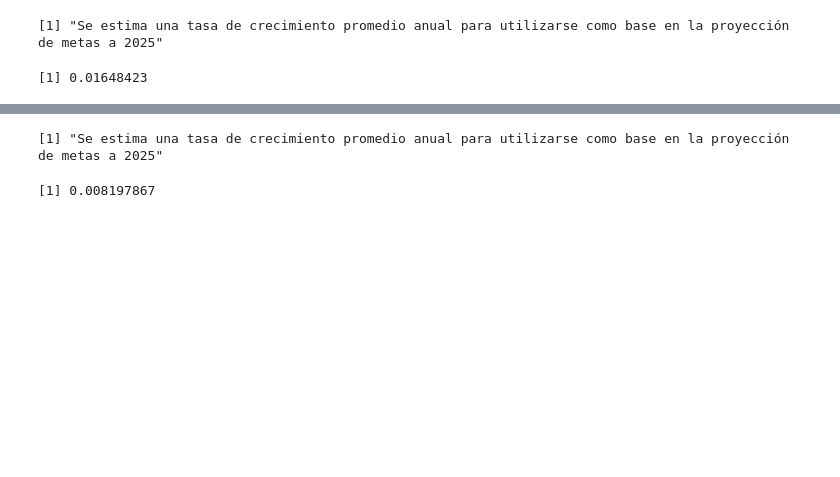
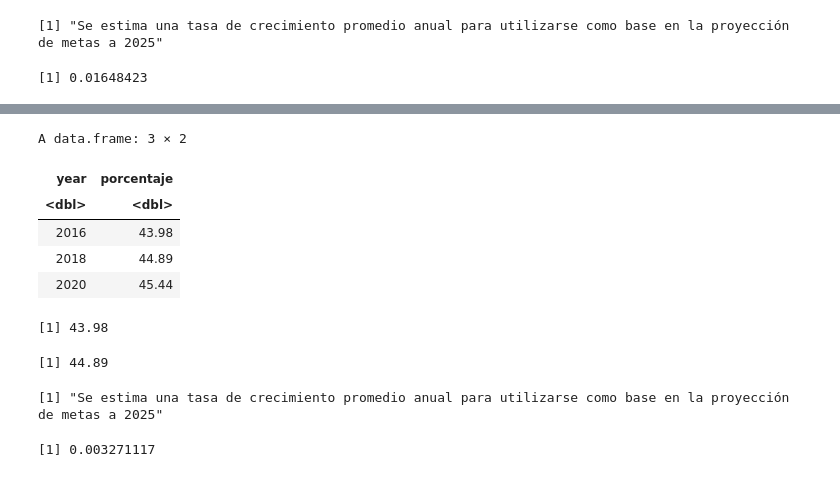
Before and after one commit to cpyp-ipdp/pgd_cdmx, a Jupyter notebook: indicadores/pueblos_indigenas/indicadores_pueblos_indigenas.ipynb, the cells around one changed output, grey strips where cells are left out. Saved outputs shown, nothing was run; the diff lists cells and outputs as text; code cells hidden in the pictures; blank space fills up the shorter version.

```diff
--- a/indicadores/pueblos_indigenas/indicadores_pueblos_indigenas.ipynb
+++ b/indicadores/pueblos_indigenas/indicadores_pueblos_indigenas.ipynb
@@ -963,25 +939,44 @@ A data.frame: 3 × 2
+# %%
+ocupadam <- data.frame(tabla_ocupacion_mujer$year, tabla_ocupacion_mujer$porcentaje) %>%
+  rename(year = tabla_ocupacion_mujer.year,
+         porcentaje = tabla_ocupacion_mujer.porcentaje) %>%
+  mutate(year = as.numeric(year))
+# Excluir el año 2022 para el cálculo de la tasa de crecimiento
+ocupadam_sin_2022 <- ocupadam %>% filter(year != 2022)
+ocupadam_sin_2022
+# %% [output]
+A data.frame: 3 × 2
+| year | porcentaje |
+| <dbl> | <dbl> |
+| 2016 | 43.98 |
+| 2018 | 44.89 |
+| 2020 | 45.44 |
+# %%
+valor_inicial_ocupadam <- ocupadam_sin_2022$porcentaje[1]
+valor_inicial_ocupadam
+# %% [output]
+[1] 43.98
+# %%
+valor_final_ocupadam <- ocupadam_sin_2022$porcentaje[2]
+valor_final_ocupadam
+# %% [output]
+[1] 44.89
 # %%
 #Metas población ocupada mujeres
 #Tabla de Población ocupada indígena mujeres en la CDMX
-ocupadam <- data.frame(tabla_ocupacion_mujer$year, tabla_ocupacion_mujer$porcentaje) %>%
-  rename(year = tabla_ocupacion_mujer.year,
-         porcentaje = tabla_ocupacion_mujer.porcentaje) %>%
-  mutate(year = as.numeric(year))
-
-# Excluir el año 2022 para el cálculo de la tasa de crecimiento
-ocupadam_sin_2022 <- ocupadam %>% filter(year != 2022)
-
 ## Calcular tasa de crecimiento promedio anual de 2016 a 2021 (sin incluir 2022)
 valor_inicial_ocupadam <- ocupadam_sin_2022$porcentaje[1]
 valor_final_ocupadam <- ocupadam_sin_2022$porcentaje[length(ocupadam_sin_2022$porcentaje)]
-n <- ocupadam_sin_2022$year[length(ocupadam_sin_2022$year)] - ocupadam_sin_2022$year[1]
+#valor_final_ocupadam <- ocupadam_sin_2022$porcentaje[3]
+n <- 10
+#n <- ocupadam_sin_2022$year[length(ocupadam_sin_2022$year)] - ocupadam_sin_2022$year[1]
 
 tasa_crecimiento_ocupadam <- (valor_final_ocupadam / valor_inicial_ocupadam)^(1 / n) - 1
 print("Se estima una tasa de crecimiento promedio anual para utilizarse como base en la proyección de metas a 2025")
 tasa_crecimiento_ocupadam
 # %% [output]
 [1] "Se estima una tasa de crecimiento promedio anual para utilizarse como base en la proyección de metas a 2025"
-[1] 0.008197867
+[1] 0.003271117
 # %%
 proyecciones_ocupadam <- data.frame(year = seq(2023, 2045, by = 1))
 proyecciones_ocupadam$porcentaje <- valor_final_ocupadam * (1 + tasa_crecimiento_ocupadam)^(proyecciones_ocupadam$year - 2021)
```
Also changed, not shown: parts of 17 cells of this notebook.
